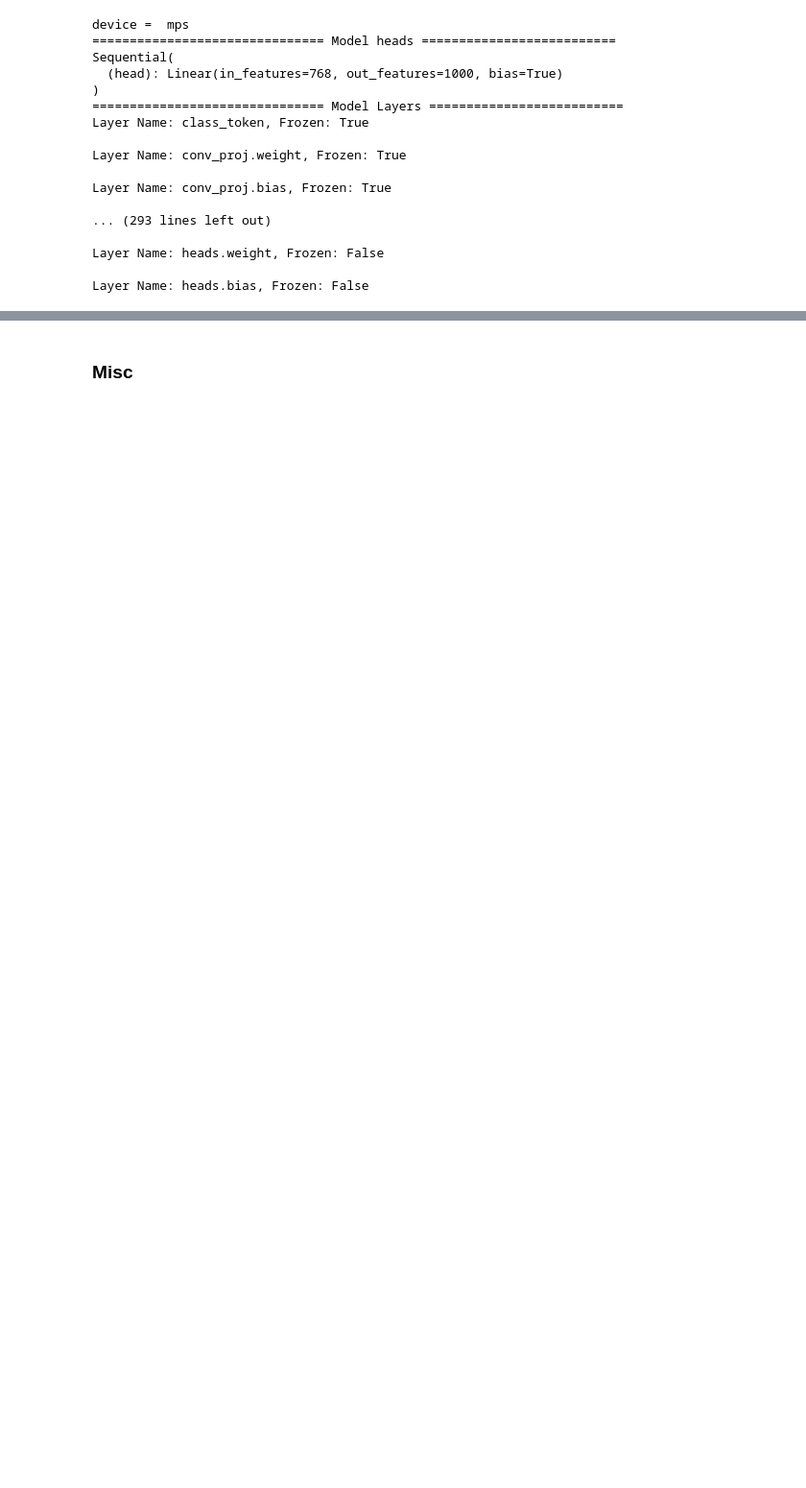
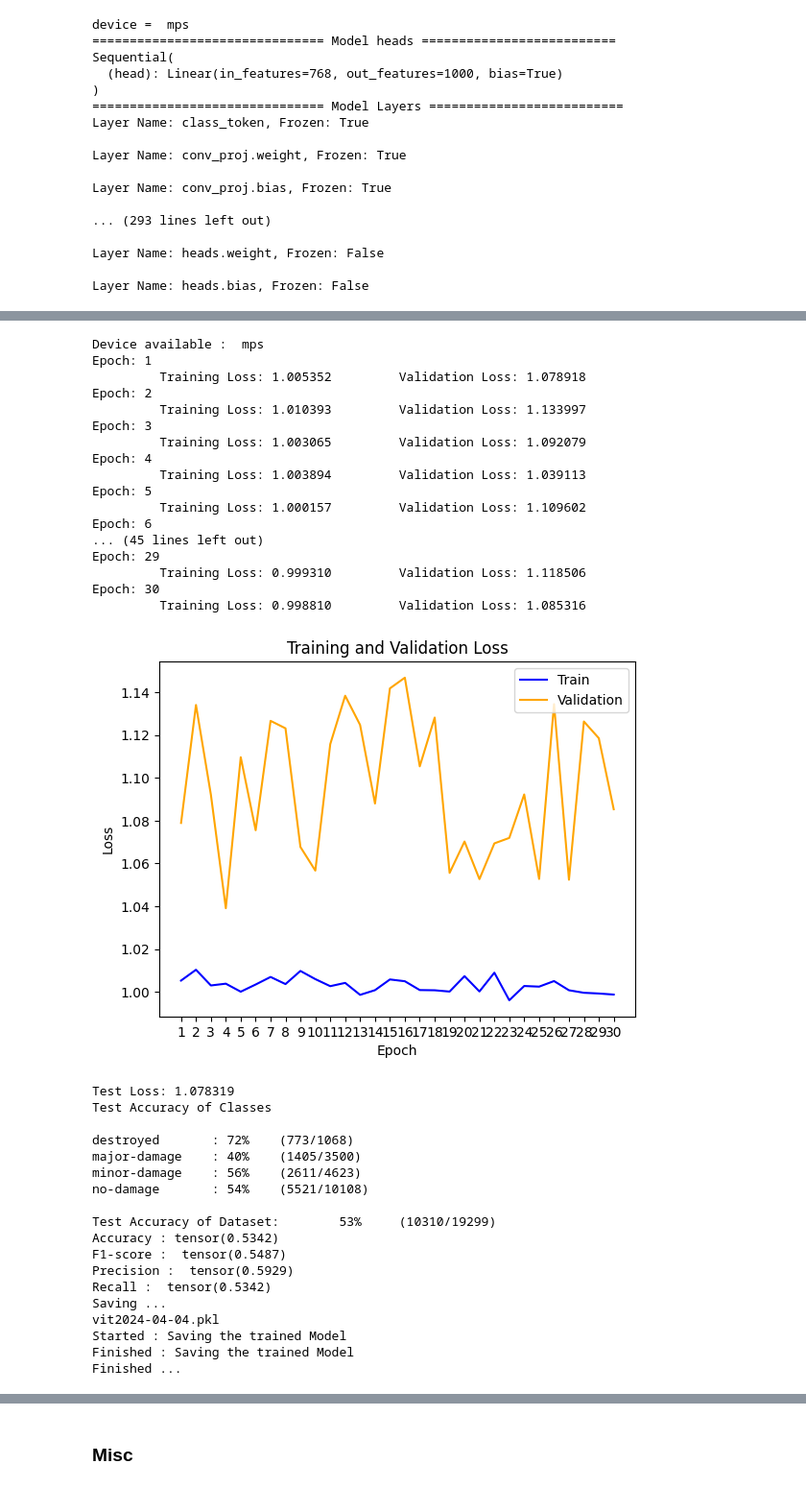
Before and after one commit to cricksmaidiene/alivio, a Jupyter notebook: src/04_models/Hyperparameter_Tune_All_Hurricanes_Optuna_VIT.ipynb, the cells around one changed output, grey strips where cells are left out. Shown at 96% size. Cells and saved outputs as stored; diff of their text form; code cells hidden in the pictures; blank space fills up the shorter version.

```diff
--- a/src/04_models/Hyperparameter_Tune_All_Hurricanes_Optuna_VIT.ipynb
+++ b/src/04_models/Hyperparameter_Tune_All_Hurricanes_Optuna_VIT.ipynb
@@ -1510,0 +1694,6 @@ Epoch: 5
+# %%
+lambda_wd = 0.0075
+lrs = 0.00097
+epoches = 30
+optimizer = optim.AdamW(filter(lambda p: p.requires_grad, vision_transformer.parameters()),lr=lrs, weight_decay=lambda_wd, amsgrad=True)
+print(optimizer)
@@ -1510,0 +1714,48 @@ Epoch: 5
+# %%
+test_preds, test_lbls = train_eval_model(device,
+                 optimizer,
+                 criterion,
+                 train_on_gpu,
+                 class_weights_all,
+                 valid_loader_all,
+                 test_loader_all,
+                 vision_transformer,
+                 epoch,
+                 train_loader_ws_all)
+# %% [output]
+Device available :  mps
+Epoch: 1
+         Training Loss: 1.005352         Validation Loss: 1.078918
+Epoch: 2
+         Training Loss: 1.010393         Validation Loss: 1.133997
+Epoch: 3
+         Training Loss: 1.003065         Validation Loss: 1.092079
+Epoch: 4
+         Training Loss: 1.003894         Validation Loss: 1.039113
+Epoch: 5
+         Training Loss: 1.000157         Validation Loss: 1.109602
+Epoch: 6
+... (45 lines left out)
+Epoch: 29
+         Training Loss: 0.999310         Validation Loss: 1.118506
+Epoch: 30
+         Training Loss: 0.998810         Validation Loss: 1.085316
+[figure, added]
+Test Loss: 1.078319
+Test Accuracy of Classes
+
+destroyed       : 72%    (773/1068)
+major-damage    : 40%    (1405/3500)
+minor-damage    : 56%    (2611/4623)
+no-damage       : 54%    (5521/10108)
+
+Test Accuracy of Dataset:        53%     (10310/19299)
+Accuracy : tensor(0.5342)
+F1-score :  tensor(0.5487)
+Precision :  tensor(0.5929)
+Recall :  tensor(0.5342)
+Saving ...
+vit2024-04-04.pkl
+Started : Saving the trained Model
+Finished : Saving the trained Model
+Finished ...
```
Also changed, not shown: parts of 19 cells of this notebook, 1 other file.
